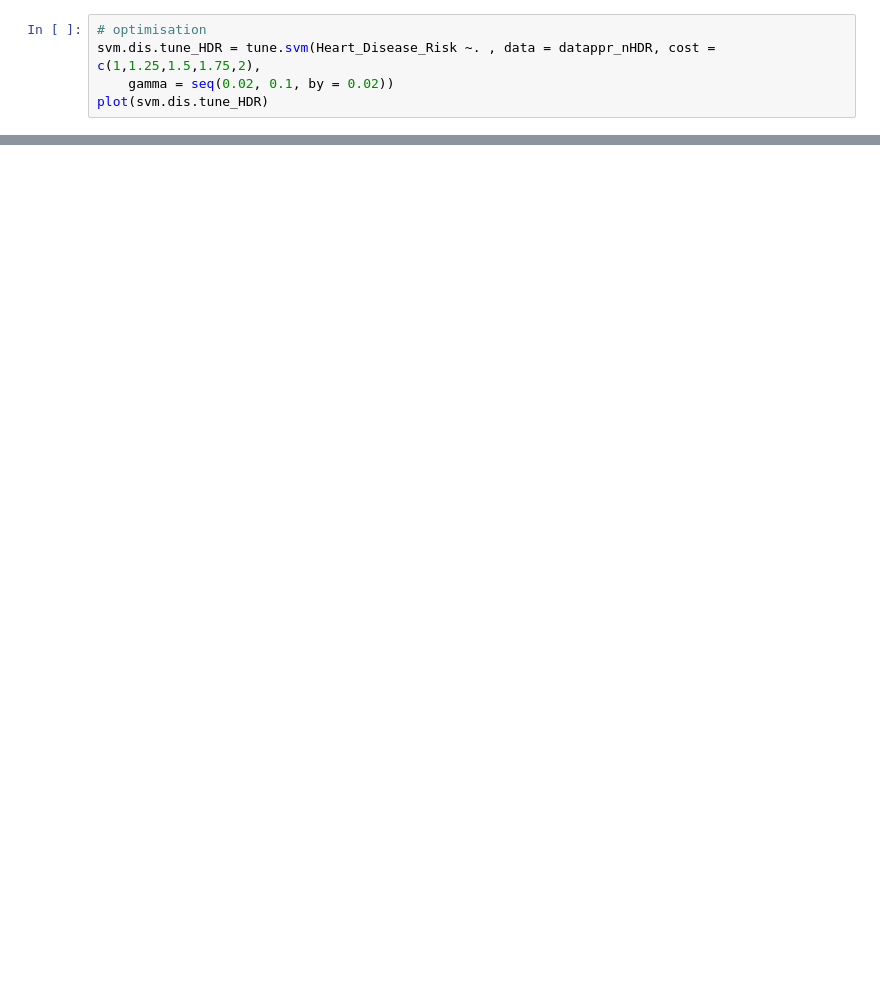
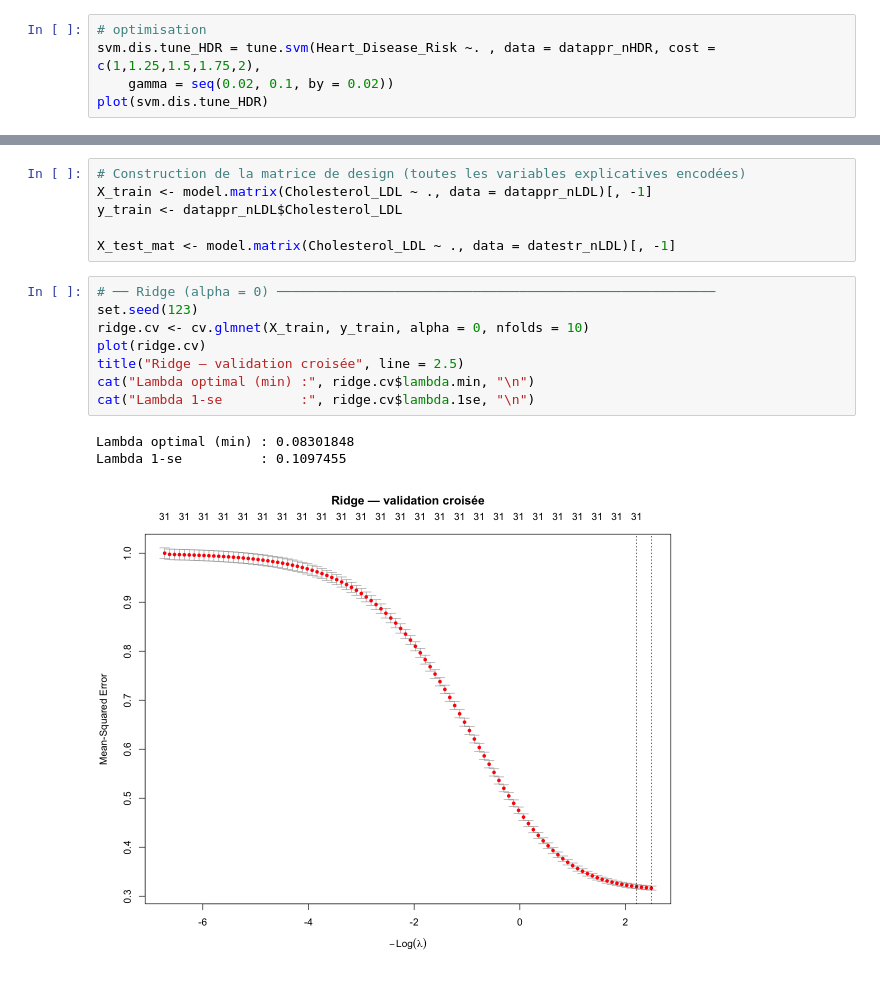
Before and after one commit to clairesn23/machine_learning, a Jupyter notebook: Projet_R.ipynb, the cells around one changed output, grey strips where cells are left out. Cells and saved outputs as stored; diff of their text form; blank space fills up the shorter version.

```diff
--- a/Projet_R.ipynb
+++ b/Projet_R.ipynb
@@ -1088,0 +1228,18 @@ plot(svm.dis.tune_HDR)
+# %%
+# Construction de la matrice de design (toutes les variables explicatives encodées)
+X_train <- model.matrix(Cholesterol_LDL ~ ., data = datappr_nLDL)[, -1]
+y_train <- datappr_nLDL$Cholesterol_LDL
+
+X_test_mat <- model.matrix(Cholesterol_LDL ~ ., data = datestr_nLDL)[, -1]
+# %%
+# ── Ridge (alpha = 0) ────────────────────────────────────────────────────────
+set.seed(123)
+ridge.cv <- cv.glmnet(X_train, y_train, alpha = 0, nfolds = 10)
+plot(ridge.cv)
+title("Ridge — validation croisée", line = 2.5)
+cat("Lambda optimal (min) :", ridge.cv$lambda.min, "\n")
+cat("Lambda 1-se          :", ridge.cv$lambda.1se, "\n")
+# %% [output]
+Lambda optimal (min) : 0.08301848
+Lambda 1-se          : 0.1097455
+[figure, added]
```
Also changed, not shown: parts of 72 cells of this notebook.
